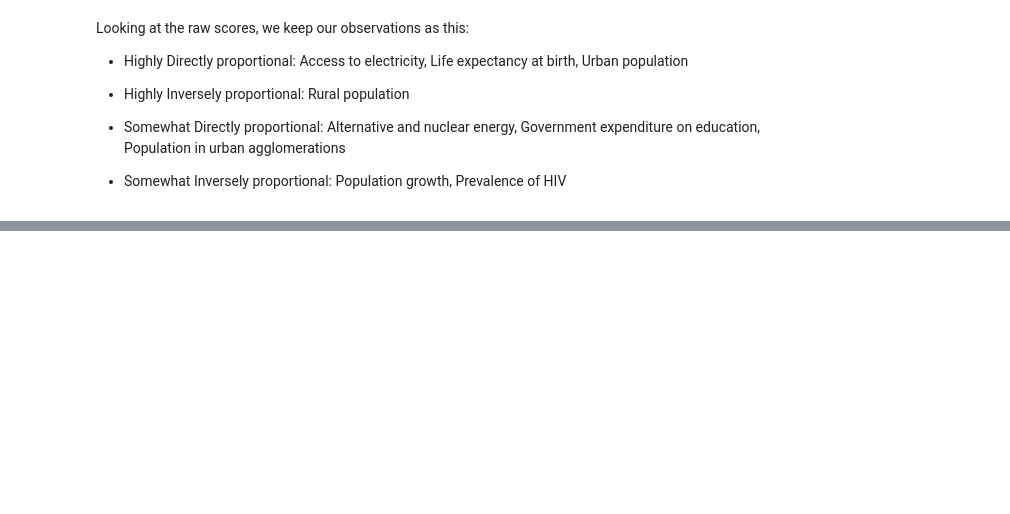
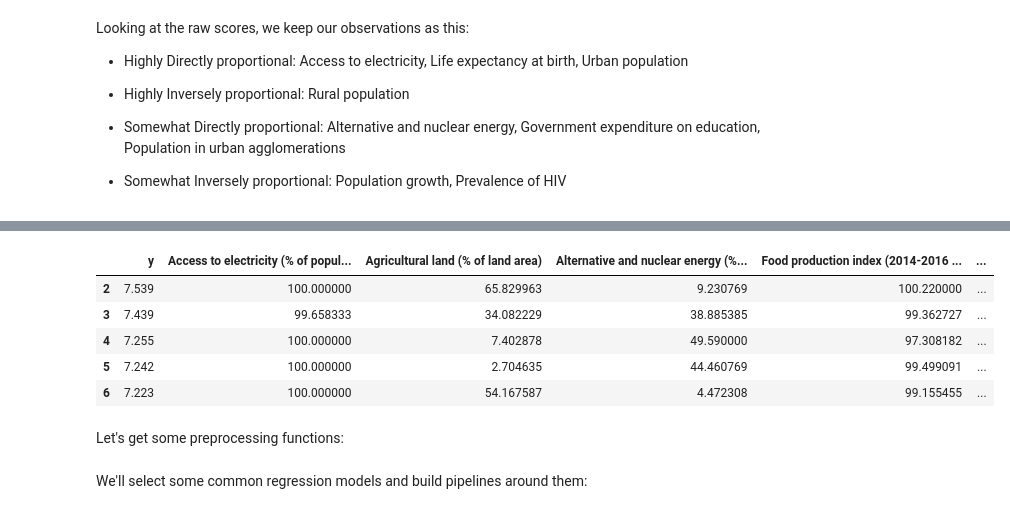
Before and after one commit to flawedvice/happiness-prediction, a Jupyter notebook: exploration.ipynb, the cells around one changed output, grey strips where cells are left out. Drawn from its saved outputs; the diff is of its cells as text; code cells hidden in the pictures; blank space fills up the shorter version.

```diff
--- a/exploration.ipynb
+++ b/exploration.ipynb
@@ -1161,0 +1156,15 @@ Index(['Year', 'Country name', 'Life evaluation (3-year average)',
+# %%
+data = clean_df.drop(columns=["Country name", "Year"])
+
+# We will also change the predictor's name from "Life evaluation..." to "y":
+data.rename(columns={"Life evaluation (3-year average)": "y"}, inplace=True)
+
+save_csv("training_data_v1", data)
+data.head()
+# %% [output]
+|  | y | Access to electricity (% of popul... | Agricultural land (% of land area) | Alternative and nuclear energy (%... | Food production index (2014-2016 ... | ... |
+| 2 | 7.539 | 100.000000 | 65.829963 | 9.230769 | 100.220000 | ... |
+| 3 | 7.439 | 99.658333 | 34.082229 | 38.885385 | 99.362727 | ... |
+| 4 | 7.255 | 100.000000 | 7.402878 | 49.590000 | 97.308182 | ... |
+| 5 | 7.242 | 100.000000 | 2.704635 | 44.460769 | 99.499091 | ... |
+| 6 | 7.223 | 100.000000 | 54.167587 | 4.472308 | 99.155455 | ... |
@@ -1161,0 +1182,2 @@ Index(['Year', 'Country name', 'Life evaluation (3-year average)',
+# %% [markdown]
+Let's get some preprocessing functions:
@@ -1161,0 +1189,2 @@ Index(['Year', 'Country name', 'Life evaluation (3-year average)',
+# %% [markdown]
+We'll select some common regression models and build pipelines around them:
```
Also changed, not shown: parts of 36 cells of this notebook, 2 other files.
